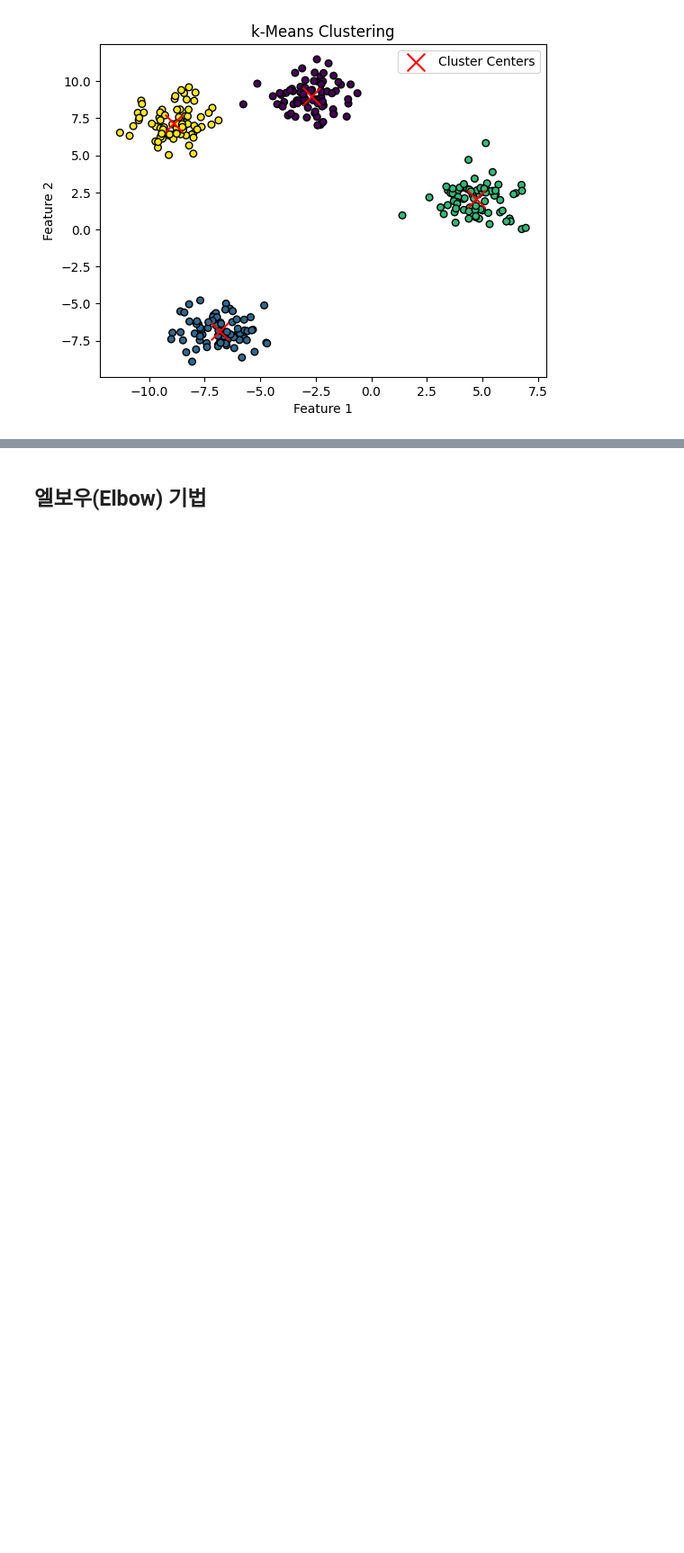
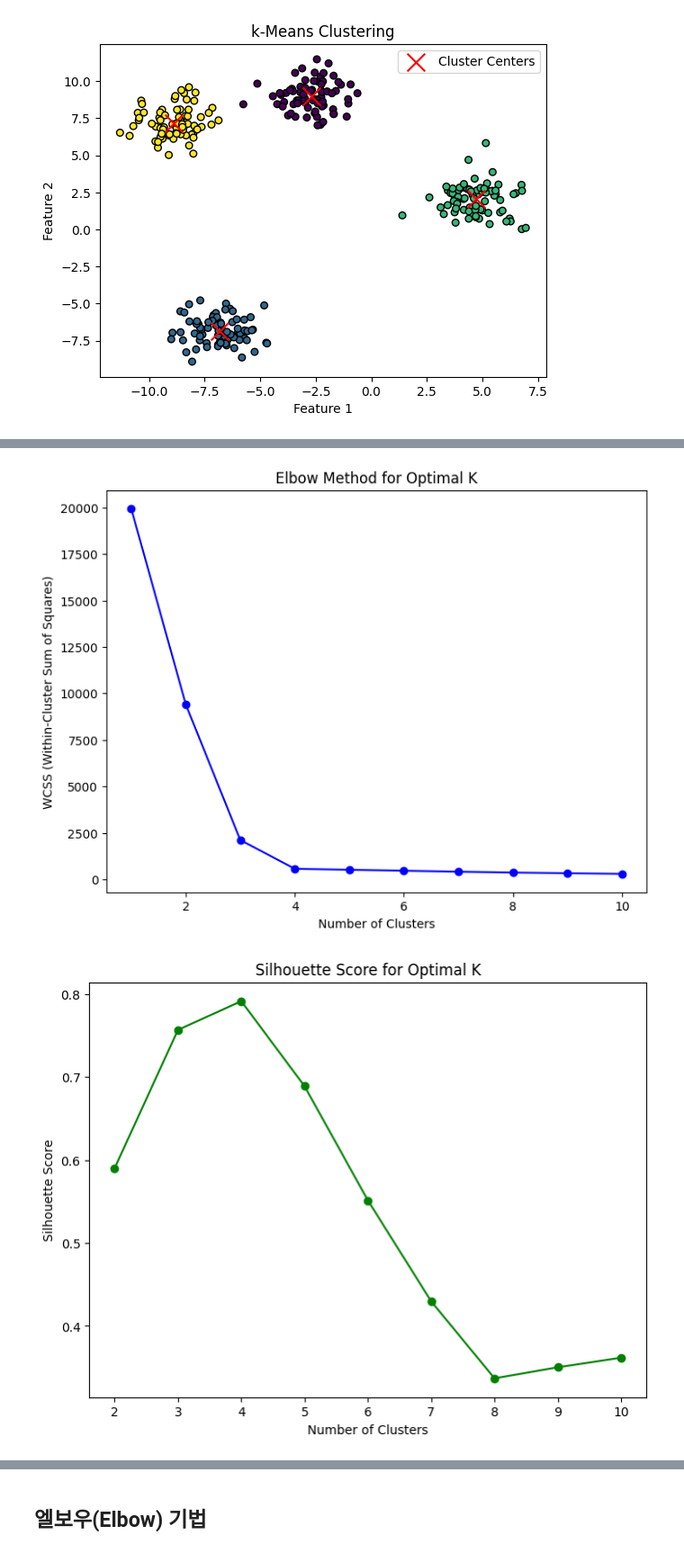
Before and after one commit to YeeeeeHo/ML_Final, a Jupyter notebook: 10.lecture_clustering.ipynb, the cells around one changed output, grey strips where cells are left out. Shown: that part at 90% size. Saved outputs shown, nothing was run; the diff lists cells and outputs as text; code cells hidden in the pictures; blank space fills up the shorter version.

```diff
--- a/10.lecture_clustering.ipynb
+++ b/10.lecture_clustering.ipynb
@@ -61,18 +63,61 @@ plt.show()
 # %%
+#엘보우
 import matplotlib.pyplot as plt
 from sklearn.cluster import KMeans
 
 # Elbow Method로 최적의 클러스터 수 찾기
 wcss = []
 for i in range(1, 11):  # 1부터 10까지의 클러스터 개수로 테스트
     kmeans = KMeans(n_clusters=i, init='k-means++', max_iter=300, n_init=10, random_state=42)
     kmeans.fit(X)
     wcss.append(kmeans.inertia_)  # inertia_는 군집 내 제곱 오차의 합
 
 # Elbow 그래프 그리기
 plt.figure(figsize=(8, 6))
 plt.plot(range(1, 11), wcss, marker='o', color='b')
 plt.title('Elbow Method for Optimal K')
 plt.xlabel('Number of Clusters')
 plt.ylabel('WCSS (Within-Cluster Sum of Squares)')
 plt.show()
+
+
+# 실루엣
+from sklearn.cluster import KMeans
+from sklearn.metrics import silhouette_score
+
+# Silhouette Score를 사용하여 최적의 클러스터 수 찾기
+sil_scores = []
+for i in range(2, 11):  # 최소 2개 이상의 클러스터부터 시작
+    kmeans = KMeans(n_clusters=i, init='k-means++', max_iter=300, n_init=10, random_state=42)
+    kmeans.fit(X)
+    sil_score = silhouette_score(X, kmeans.labels_)
+    sil_scores.append(sil_score)
+
+# Silhouette Score 그래프 그리기
+plt.figure(figsize=(8, 6))
+plt.plot(range(2, 11), sil_scores, marker='o', color='g')
+plt.title('Silhouette Score for Optimal K')
+plt.xlabel('Number of Clusters')
+plt.ylabel('Silhouette Score')
+plt.show()
+
+
+
+# 최적의 군집 수로 k-Means 적용
+optimal_clusters = 3  # 예를 들어, 엘보 방법이나 실루엣 점수를 통해 3으로 결정된 경우
+
+kmeans = KMeans(n_clusters=optimal_clusters, init='k-means++', max_iter=300, n_init=10, random_state=42)
+y_kmeans = kmeans.fit_predict(X)
+
+# 군집 시각화
+plt.figure(figsize=(8, 6))
+plt.scatter(X[:, 0], X[:, 1], c=y_kmeans, cmap='viridis', s=30, edgecolor='k')
+plt.scatter(kmeans.cluster_centers_[:, 0], kmeans.cluster_centers_[:, 1], c='red', marker='x', s=200, label='Cluster Centers')
+plt.title(f"K-Means Clustering (k={optimal_clusters})")
+plt.xlabel("Feature 1")
+plt.ylabel("Feature 2")
+plt.legend()
+plt.show()
+# %% [output]
+[figure, added]
+[figure, added]
```
Also changed, not shown: parts of 4 cells of this notebook.
